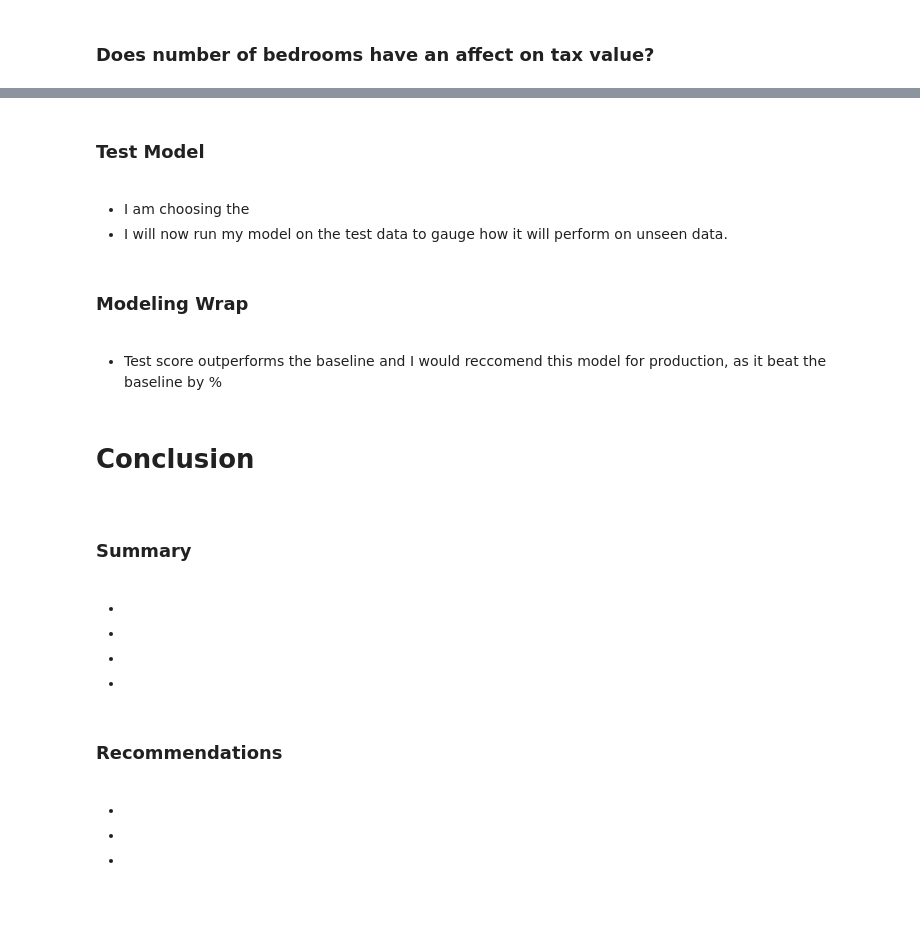
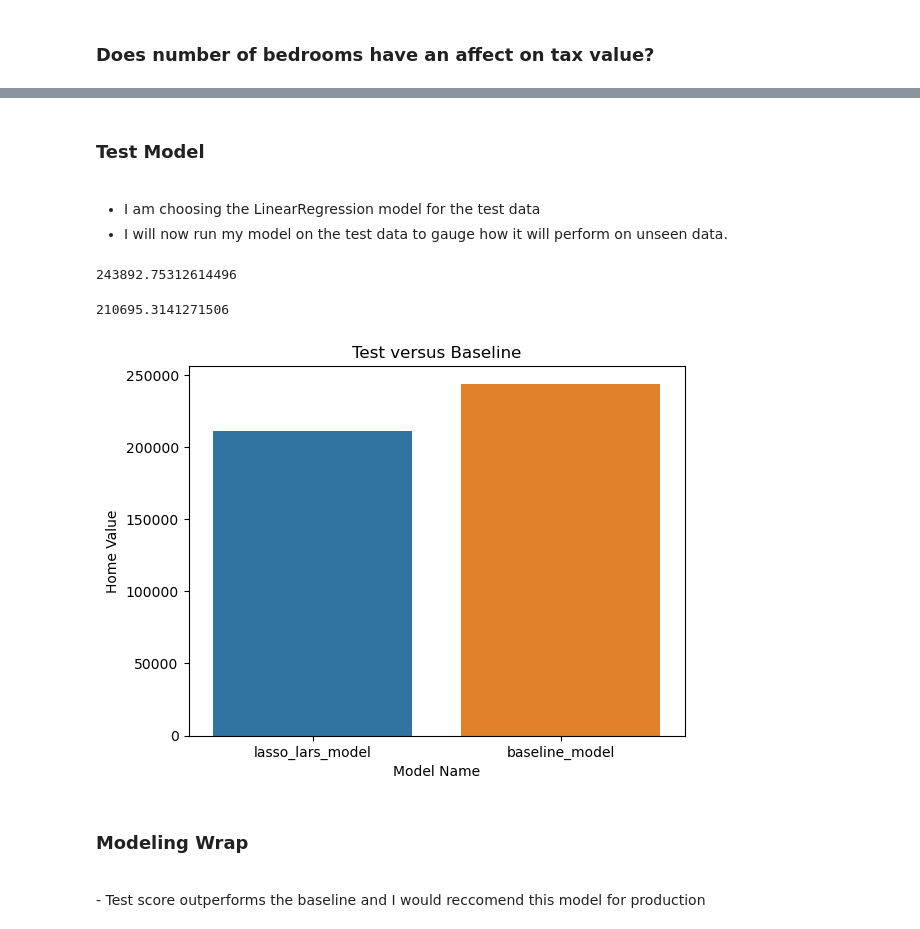
Before and after one commit to jorgellopez38/Zillow-2017-Predictions, a Jupyter notebook: Final_Report.ipynb, the cells around one changed output, grey strips where cells are left out. Saved outputs shown, nothing was run; the diff lists cells and outputs as text; code cells hidden in the pictures.

```diff
--- a/Final_Report.ipynb
+++ b/Final_Report.ipynb
@@ -192,5 +239,10 @@ We are moving forward to include these drivers in our model:
 ### Test Model
 <br>
 
-- I am choosing the
+- I am choosing the LinearRegression model for the test data
 - I will now run my model on the test data to gauge how it will perform on unseen data.
+# %%
+# code for number to beat
+sqrt(mean_squared_error(preds_df['actual'], preds_df['baseline_median']))
+# %% [output]
+243892.75312614496
@@ -197,23 +255,29 @@ We are moving forward to include these drivers in our model:
+# %%
+# final result
+sqrt(mean_squared_error(final_preds['actual'], final_preds['lasso_preds']))
+# %% [output]
+210695.3141271506
+# %%
+#creating the dataframe
+final_preds = m.create_preds_df(y_test)
+# %%
+#function for lasso-lars model on test data
+final_preds = m.lasso_lars(X_test, y_test, final_preds)
+# %%
+#
+test_rmse = sqrt(mean_squared_error(final_preds['actual'], final_preds['lasso_preds']))
+baseline_rmse = sqrt(mean_squared_error(preds_df['actual'], preds_df['baseline_median']))
+# %%
+#creating a DataFrame for the test results compared to baseline
+data = {'model': ['lasso_lars_model', 'baseline_model'],
+        'results': [test_rmse, baseline_rmse]}
+final_stats = pd.DataFrame(data, index=['test_results', 'baseline'])
+# %%
+# visual wrap up
+m.test_plot(final_stats)
+# %% [output]
+[figure, added]
 # %% [markdown]
 ### Modeling Wrap
 <br>
-
-- Test score outperforms the baseline and I would reccomend this model for production, as it beat the baseline by %
+- Test score outperforms the baseline and I would reccomend this model for production
-# %% [markdown]
-# Conclusion
-<br>
-
-### Summary
-<br>
-
--
--
--
--
-# %% [markdown]
-### Recommendations
-<br>
-
--
--
--
```
Also changed, not shown: parts of 39 cells of this notebook.
